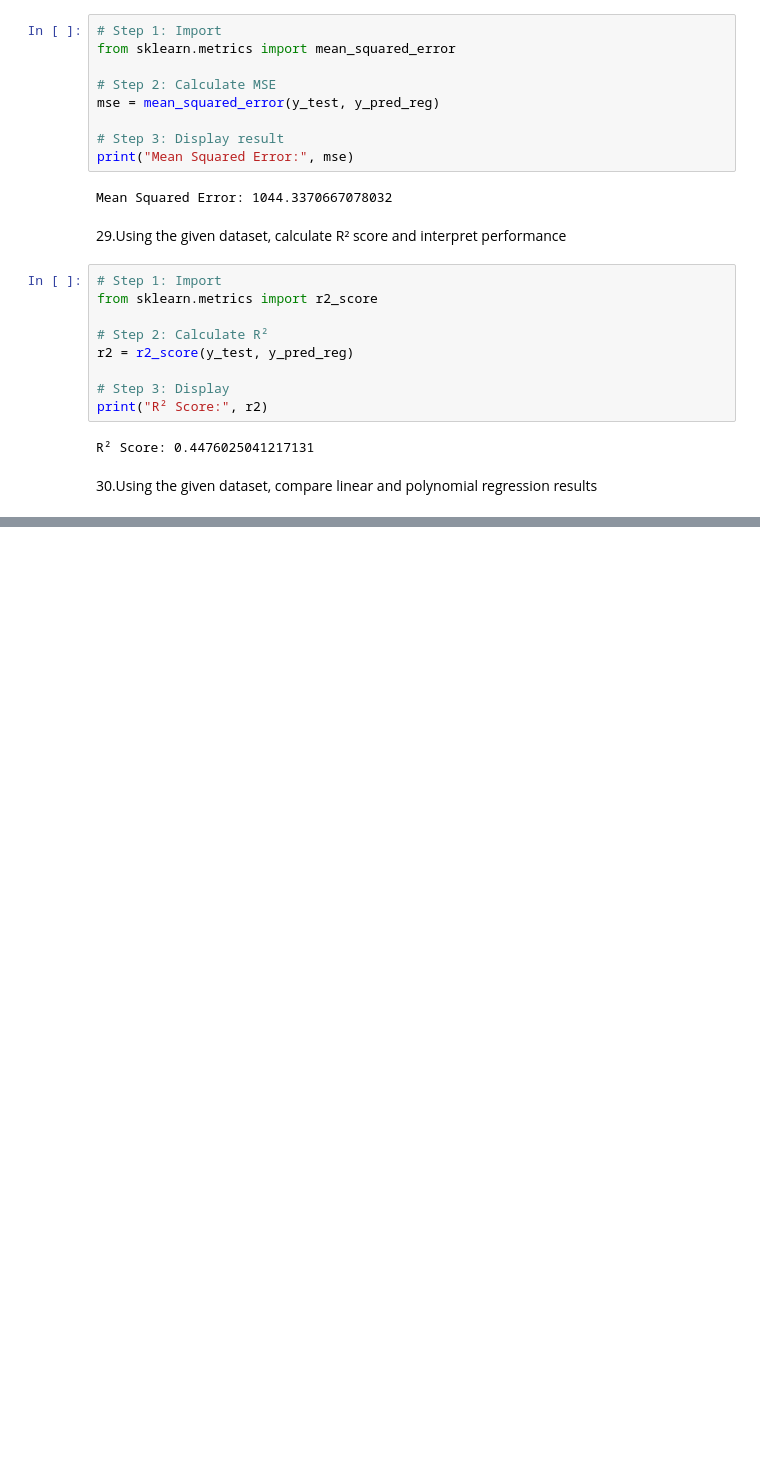
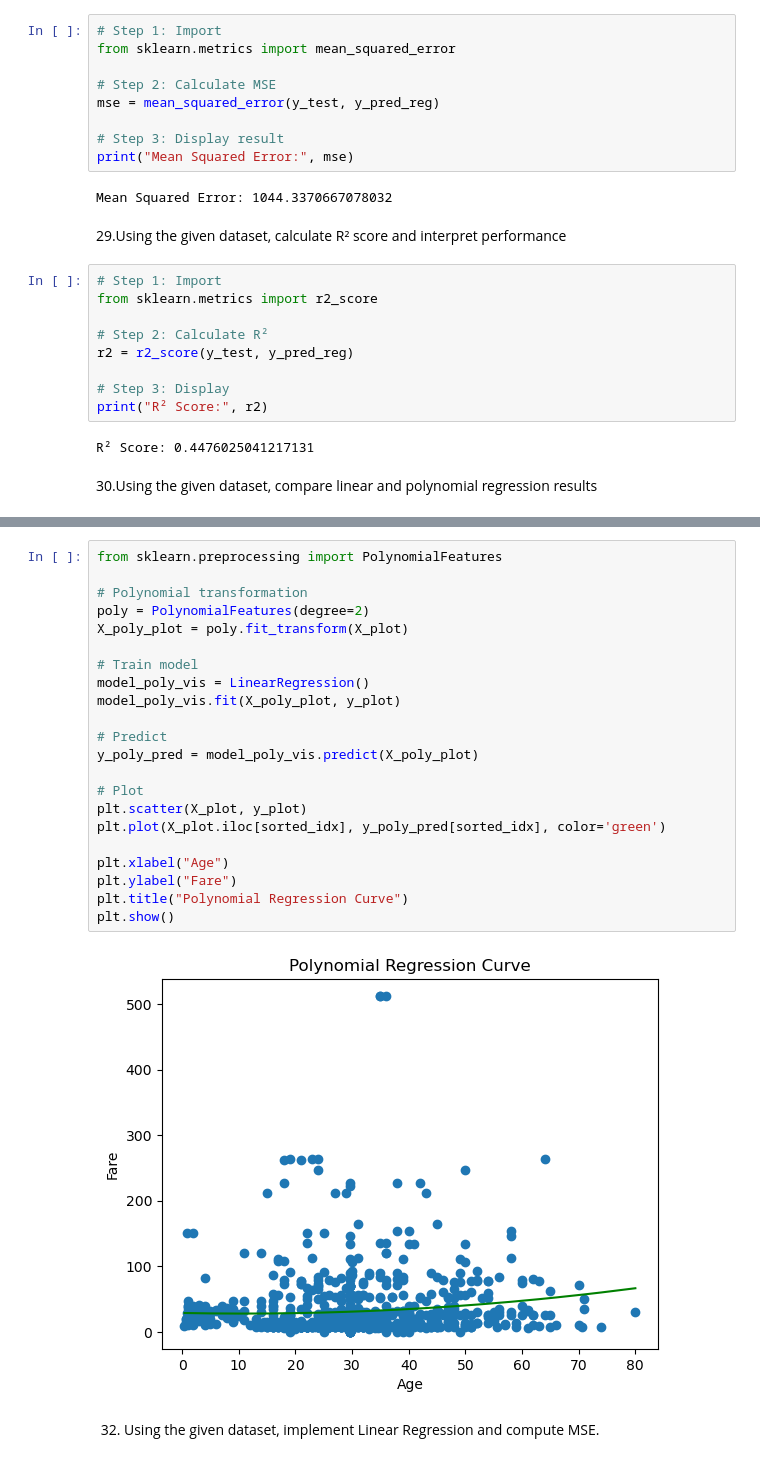
Before and after one commit to aryapatange/mlt_lab_ps, a Jupyter notebook: questions.ipynb, the cells around one changed output, grey strips where cells are left out. Cells and saved outputs as stored; diff of their text form; blank space fills up the shorter version.

```diff
--- a/questions.ipynb
+++ b/questions.ipynb
@@ -797,0 +867,26 @@ R² Score: 0.4476025041217131
+# %%
+from sklearn.preprocessing import PolynomialFeatures
+
+# Polynomial transformation
+poly = PolynomialFeatures(degree=2)
+X_poly_plot = poly.fit_transform(X_plot)
+
+# Train model
+model_poly_vis = LinearRegression()
+model_poly_vis.fit(X_poly_plot, y_plot)
+
+# Predict
+y_poly_pred = model_poly_vis.predict(X_poly_plot)
+
+# Plot
+plt.scatter(X_plot, y_plot)
+plt.plot(X_plot.iloc[sorted_idx], y_poly_pred[sorted_idx], color='green')
+
+plt.xlabel("Age")
+plt.ylabel("Fare")
+plt.title("Polynomial Regression Curve")
+plt.show()
+# %% [output]
+[figure, added]
+# %% [markdown]
+32. Using the given dataset, implement Linear Regression and compute MSE.
```
Also changed, not shown: parts of 23 cells of this notebook.
